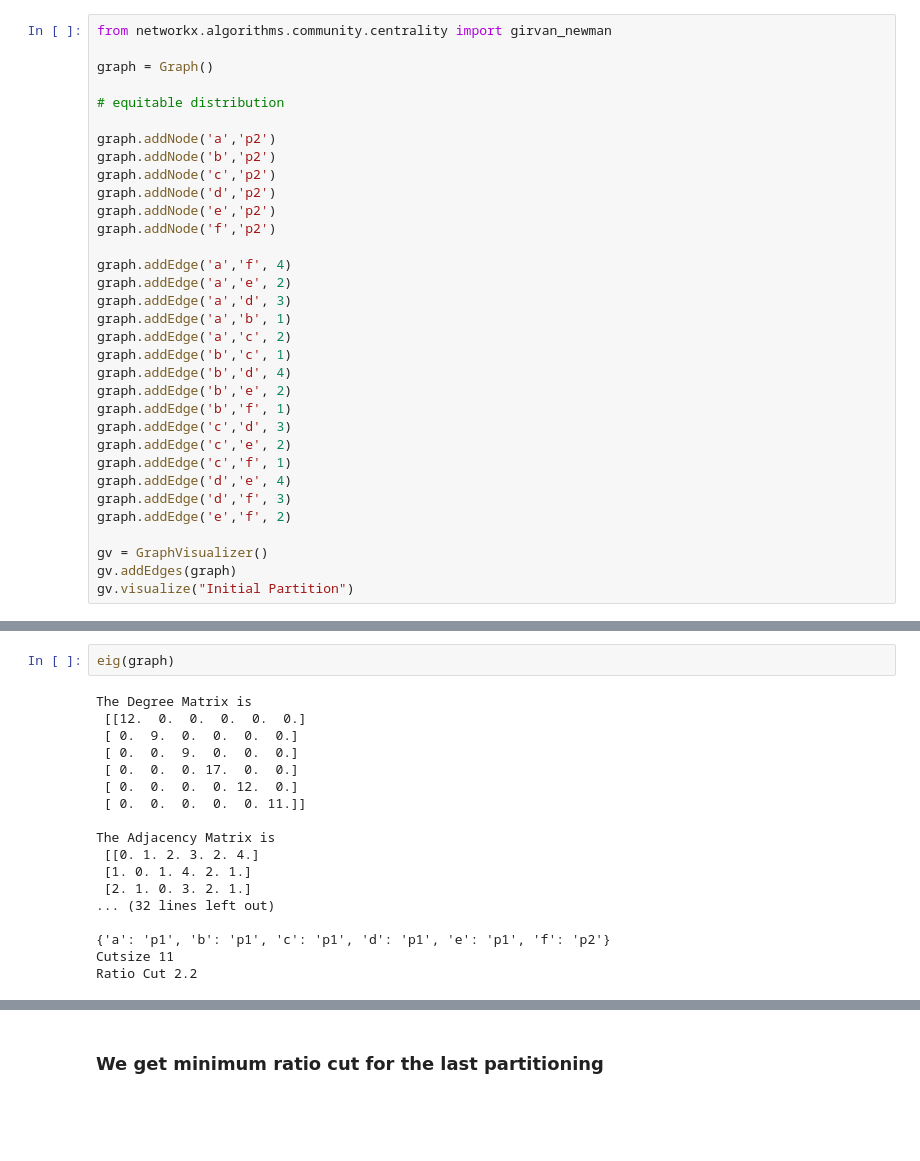
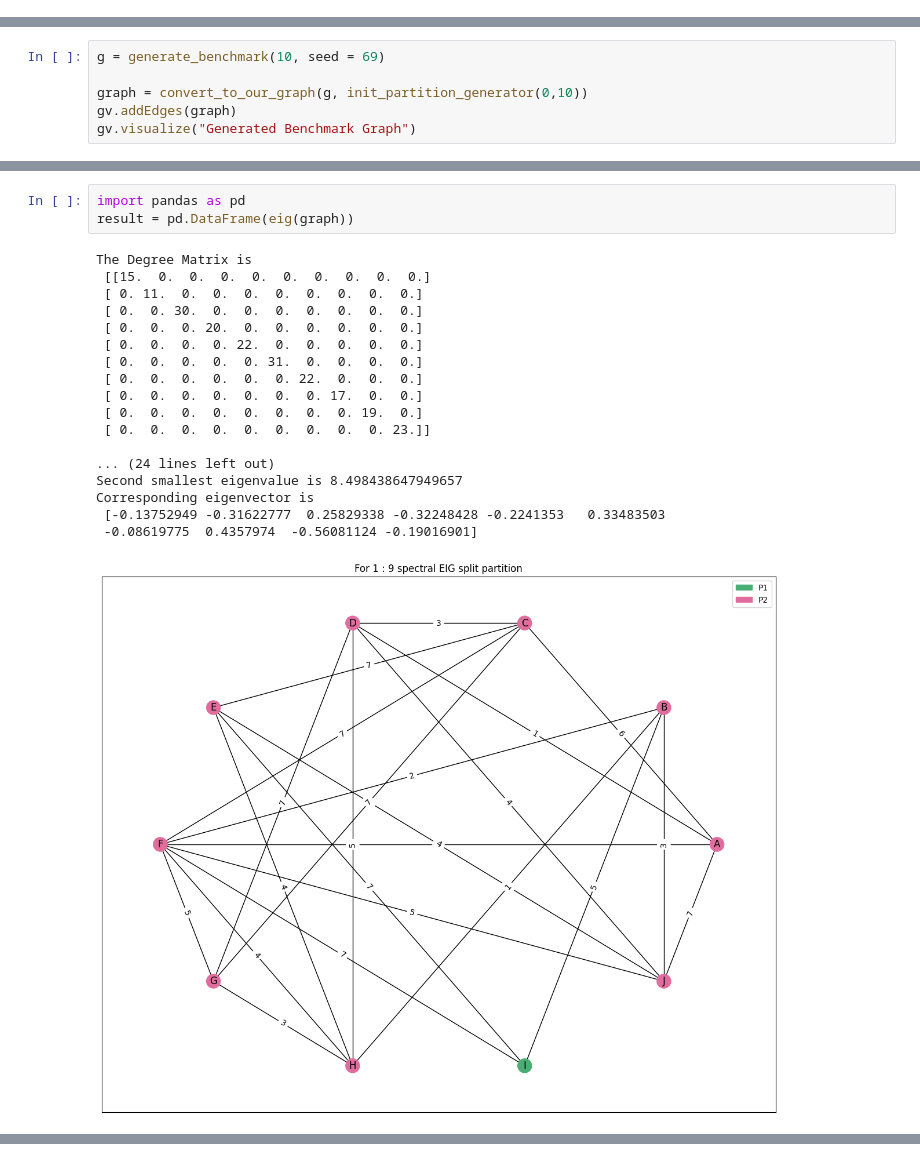
Before and after one commit to rohankalbag/vlsi-circuit-partitioning-algorithms, a Jupyter notebook: eig_partitioning.ipynb, the cells around one changed output, grey strips where cells are left out. Saved outputs shown, nothing was run; the diff lists cells and outputs as text; blank space fills up the shorter version.

Commit message:
Added benchmarking, results for EIG partitioning

```diff
--- a/eig_partitioning.ipynb
+++ b/eig_partitioning.ipynb
@@ -85,34 +149 @@ class GraphVisualizer:
         plt.show()
-# %%
-from networkx.algorithms.community.centrality import girvan_newman
-
-graph = Graph()
-
-# equitable distribution
-
-graph.addNode('a','p2')
-graph.addNode('b','p2')
-graph.addNode('c','p2')
-graph.addNode('d','p2')
-graph.addNode('e','p2')
-graph.addNode('f','p2')
-
-graph.addEdge('a','f', 4)
-graph.addEdge('a','e', 2)
-graph.addEdge('a','d', 3)
-graph.addEdge('a','b', 1)
-graph.addEdge('a','c', 2)
-graph.addEdge('b','c', 1)
-graph.addEdge('b','d', 4)
-graph.addEdge('b','e', 2)
-graph.addEdge('b','f', 1)
-graph.addEdge('c','d', 3)
-graph.addEdge('c','e', 2)
-graph.addEdge('c','f', 1)
-graph.addEdge('d','e', 4)
-graph.addEdge('d','f', 3)
-graph.addEdge('e','f', 2)
-
-gv = GraphVisualizer()
-gv.addEdges(graph)
-gv.visualize("Initial Partition")
@@ -120,0 +193,6 @@ gv.visualize("Initial Partition")
+# %%
+g = generate_benchmark(10, seed = 69)
+
+graph = convert_to_our_graph(g, init_partition_generator(0,10))
+gv.addEdges(graph)
+gv.visualize("Generated Benchmark Graph")
@@ -177,20 +283,22 @@ def eig(graph):
 # %%
-eig(graph)
+import pandas as pd
+result = pd.DataFrame(eig(graph))
 # %% [output]
 The Degree Matrix is
- [[12.  0.  0.  0.  0.  0.]
- [ 0.  9.  0.  0.  0.  0.]
- [ 0.  0.  9.  0.  0.  0.]
- [ 0.  0.  0. 17.  0.  0.]
- [ 0.  0.  0.  0. 12.  0.]
- [ 0.  0.  0.  0.  0. 11.]]
+ [[15.  0.  0.  0.  0.  0.  0.  0.  0.  0.]
+ [ 0. 11.  0.  0.  0.  0.  0.  0.  0.  0.]
+ [ 0.  0. 30.  0.  0.  0.  0.  0.  0.  0.]
+ [ 0.  0.  0. 20.  0.  0.  0.  0.  0.  0.]
+ [ 0.  0.  0.  0. 22.  0.  0.  0.  0.  0.]
+ [ 0.  0.  0.  0.  0. 31.  0.  0.  0.  0.]
+ [ 0.  0.  0.  0.  0.  0. 22.  0.  0.  0.]
+ [ 0.  0.  0.  0.  0.  0.  0. 17.  0.  0.]
+ [ 0.  0.  0.  0.  0.  0.  0.  0. 19.  0.]
+ [ 0.  0.  0.  0.  0.  0.  0.  0.  0. 23.]]
 
-The Adjacency Matrix is
- [[0. 1. 2. 3. 2. 4.]
- [1. 0. 1. 4. 2. 1.]
- [2. 1. 0. 3. 2. 1.]
-... (32 lines left out)
-
-{'a': 'p1', 'b': 'p1', 'c': 'p1', 'd': 'p1', 'e': 'p1', 'f': 'p2'}
-Cutsize 11
-Ratio Cut 2.2
+... (24 lines left out)
+Second smallest eigenvalue is 8.498438647949657
+Corresponding eigenvector is
+ [-0.13752949 -0.31622777  0.25829338 -0.32248428 -0.2241353   0.33483503
+ -0.08619775  0.4357974  -0.56081124 -0.19016901]
+[figure, added]
@@ -197,2 +312,0 @@ Ratio Cut 2.2
-# %% [markdown]
-### We get minimum ratio cut for the last partitioning
```
Also changed, not shown: parts of 17 cells of this notebook.
